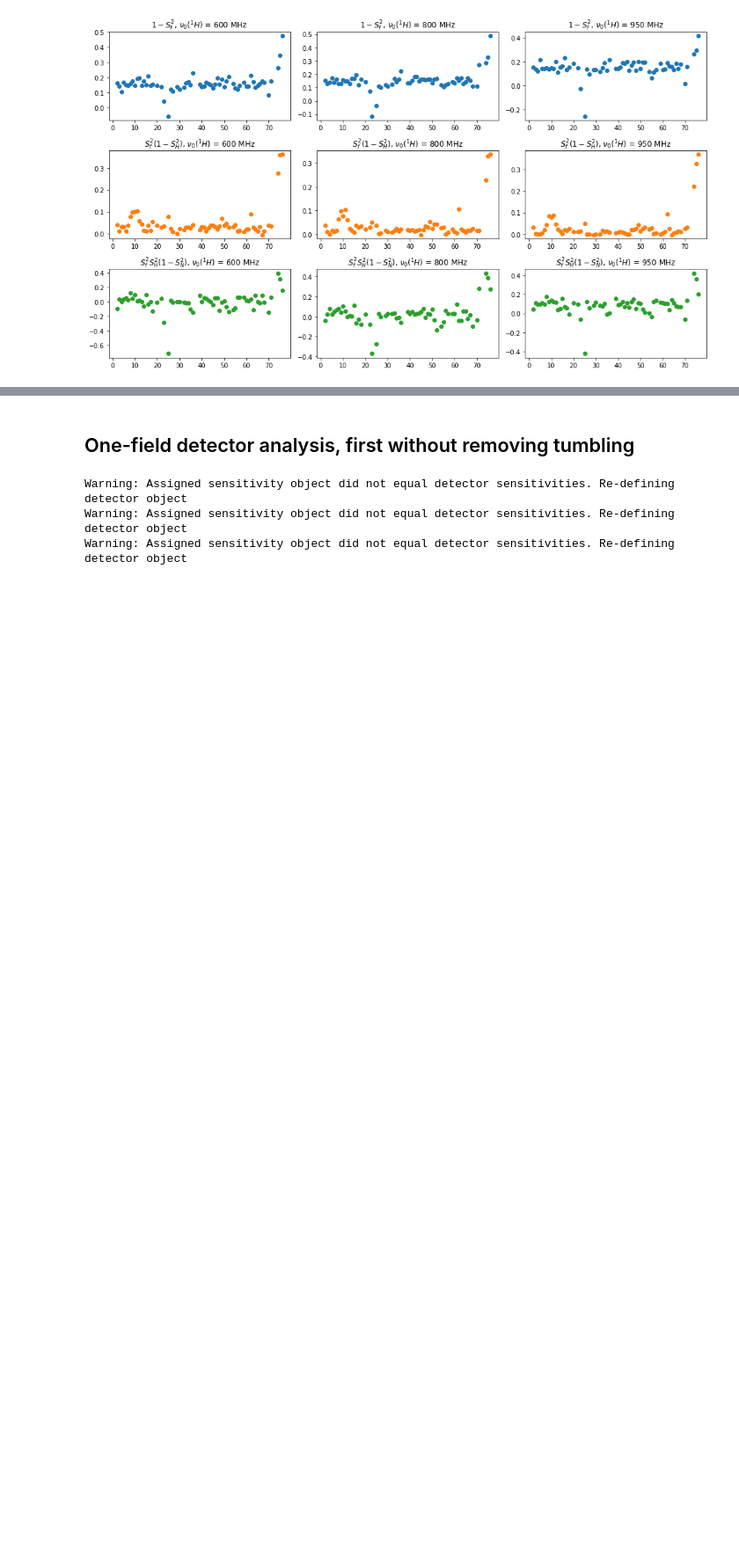
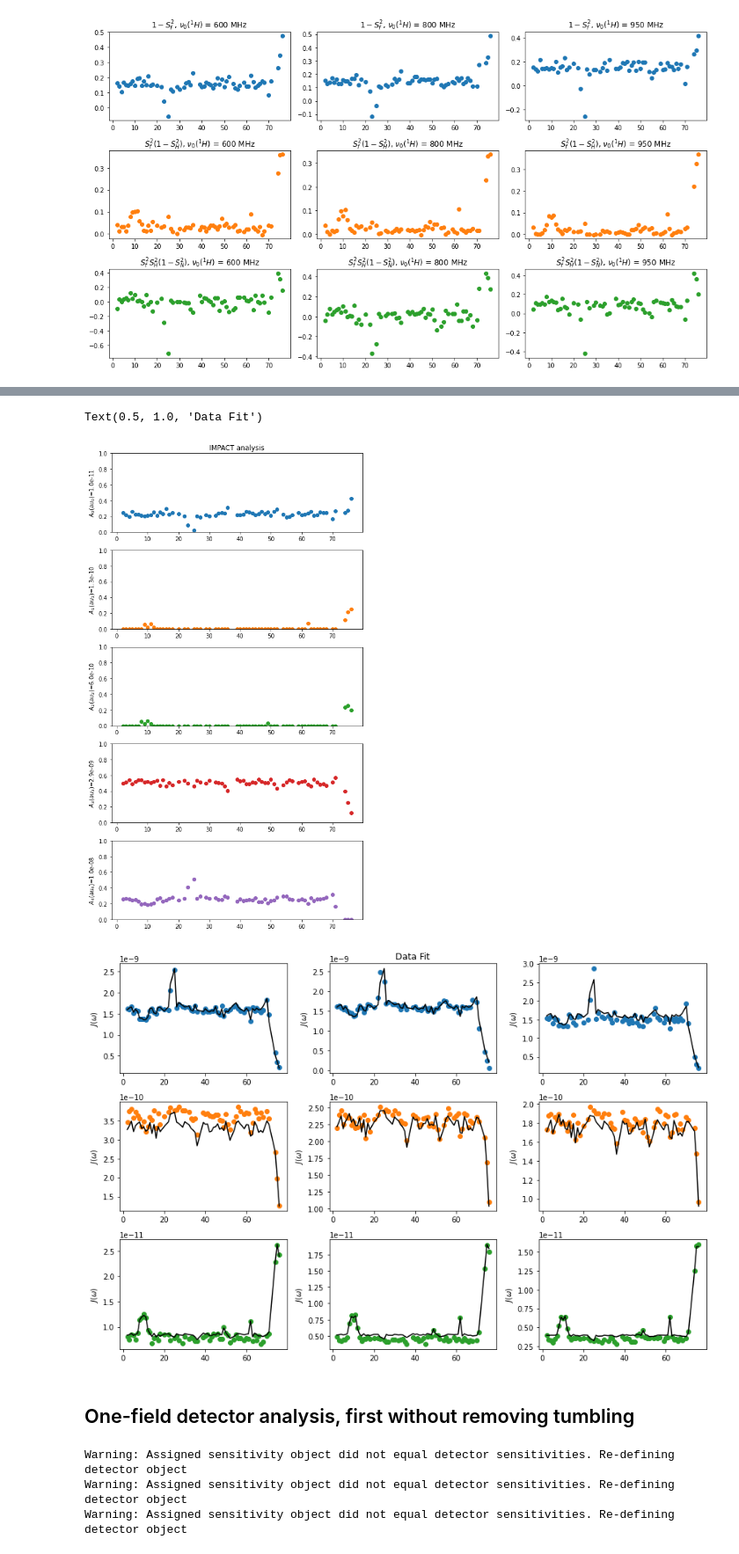
Before and after one commit to alsinmr/ConferenceExamples, a Jupyter notebook: Windischleuba2023/ComparingAnalyses.ipynb, the cells around one changed output, grey strips where cells are left out. Shown: that part at 88% size. Cells and saved outputs as stored; diff of their text form; code cells hidden in the pictures; blank space fills up the shorter version.

```diff
--- a/Windischleuba2023/ComparingAnalyses.ipynb
+++ b/Windischleuba2023/ComparingAnalyses.ipynb
@@ -179,3 +192,48 @@ fig.tight_layout()
+# %%
+#I cheated a little bit here...
+#I took the correlation times from the detector analysis below for the middle 3 values
+#And then manually optimized the last and put the first to just a short correlation time
+tau=10**np.array([-11,-9.9002036,-9.2239323,-8.5449795,-8]) #Array of correlation times
+J=np.array([*J0,*JomegaI,*Jp87omegaS]) #Collect all spectra densities
+norm=J.mean(1)  #Use for reweighting
+omega=np.array([0,0,0,*(-rat*np.array(v0H0)),*(0.87*np.array(v0H0))])*1e6*2*np.pi
+
+q=10
+
+M=np.zeros([10,len(tau)])
+for k,tau0 in enumerate(tau):
+    M[:-1,k]=2/5*tau0/(1+(omega*tau0)**2)/norm
+    M[-1,k]=q  #We'll use this position to enforce the sum of the Ai to 1
+
+A=np.zeros([len(tau),J.shape[1]])
+Jc=np.zeros(J.shape)
+for k,X in enumerate(J.T):
+    target=np.array([*(X/norm),q])
+    out=lstsq(M,target,bounds=(0,1))
+    A[:,k]=out['x']
+    Jc[:,k]=(M@A[:,k])[:-1]*norm
+
+fig,ax=plt.subplots(len(tau),1)
+fig.set_size_inches([7,12])
+for k,(a,A0) in enumerate(zip(ax,A)):
+    a.scatter(data.label,A0,color=cm(k))
+    a.set_ylim([0,1])
+    a.set_ylabel(r'$A_{'+str(k)+'} (\tau_{'+str(k)+'})$'+f'={tau[k]:.1e}')
+fig.tight_layout()
+ax[0].set_title('IMPACT analysis')
+
+fig,ax=plt.subplots(3,3)
+fig.set_size_inches([12,8])
+for k,(a,X,Xc) in enumerate(zip(ax.flatten(),J,Jc)):
+    a.scatter(data.label,X,color=cm(k//3))
+    a.plot(data.label,Xc,color='black')
+    a.set_ylabel(r'$J(\omega)$')
+fig.tight_layout()
+ax[0,1].set_title('Data Fit')
+# %% [output]
+Text(0.5, 1.0, 'Data Fit')
+[figure, added]
+[figure, added]
 # %% [markdown]
 ## One-field detector analysis, first without removing tumbling
 # %%
```
Also changed, not shown: parts of 4 cells of this notebook, 2 other files.
